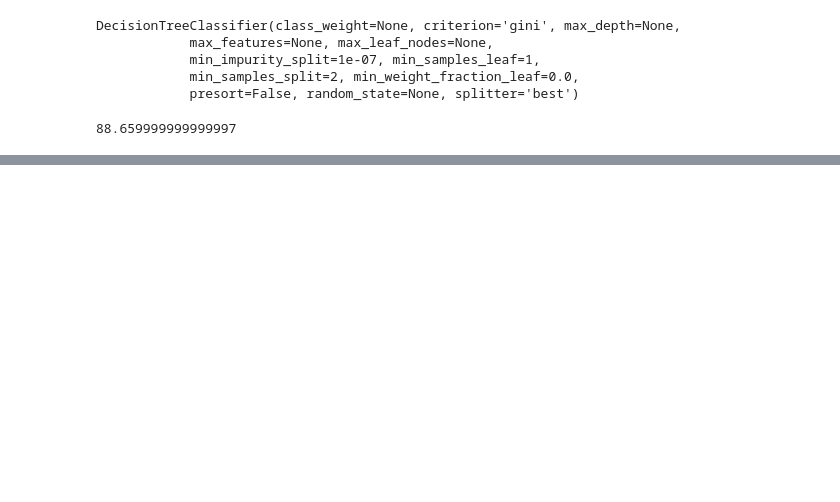
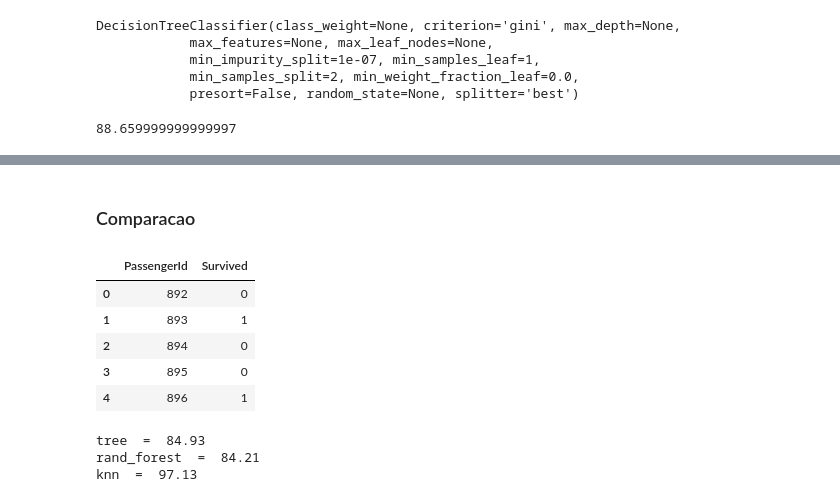
Before and after one commit to GabrielCzar/jupyter_notebook, a Jupyter notebook: Titanic/Titanic V5.ipynb, the cells around one changed output, grey strips where cells are left out. Cells and saved outputs as stored; diff of their text form; code cells hidden in the pictures; blank space fills up the shorter version.

```diff
--- a/Titanic/Titanic V5.ipynb
+++ b/Titanic/Titanic V5.ipynb
@@ -282,0 +451,19 @@ submission.to_csv('submission.csv', index=False)
+# %% [markdown]
+### Comparacao
+# %%
+other = pd.read_csv('gender_submission.csv')
+other.head()
+# %% [output]
+|  | PassengerId | Survived |
+| 0 | 892 | 0 |
+| 1 | 893 | 1 |
+| 2 | 894 | 0 |
+| 3 | 895 | 0 |
+| 4 | 896 | 1 |
+# %%
+for key in scores:
+    print (key, ' = ', round (accuracy_score(other.Survived, scores[key].Survived) * 100, 2))
+# %% [output]
+tree  =  84.93
+rand_forest  =  84.21
+knn  =  97.13
```
Also changed, not shown: parts of 42 cells of this notebook, 11 other files.
